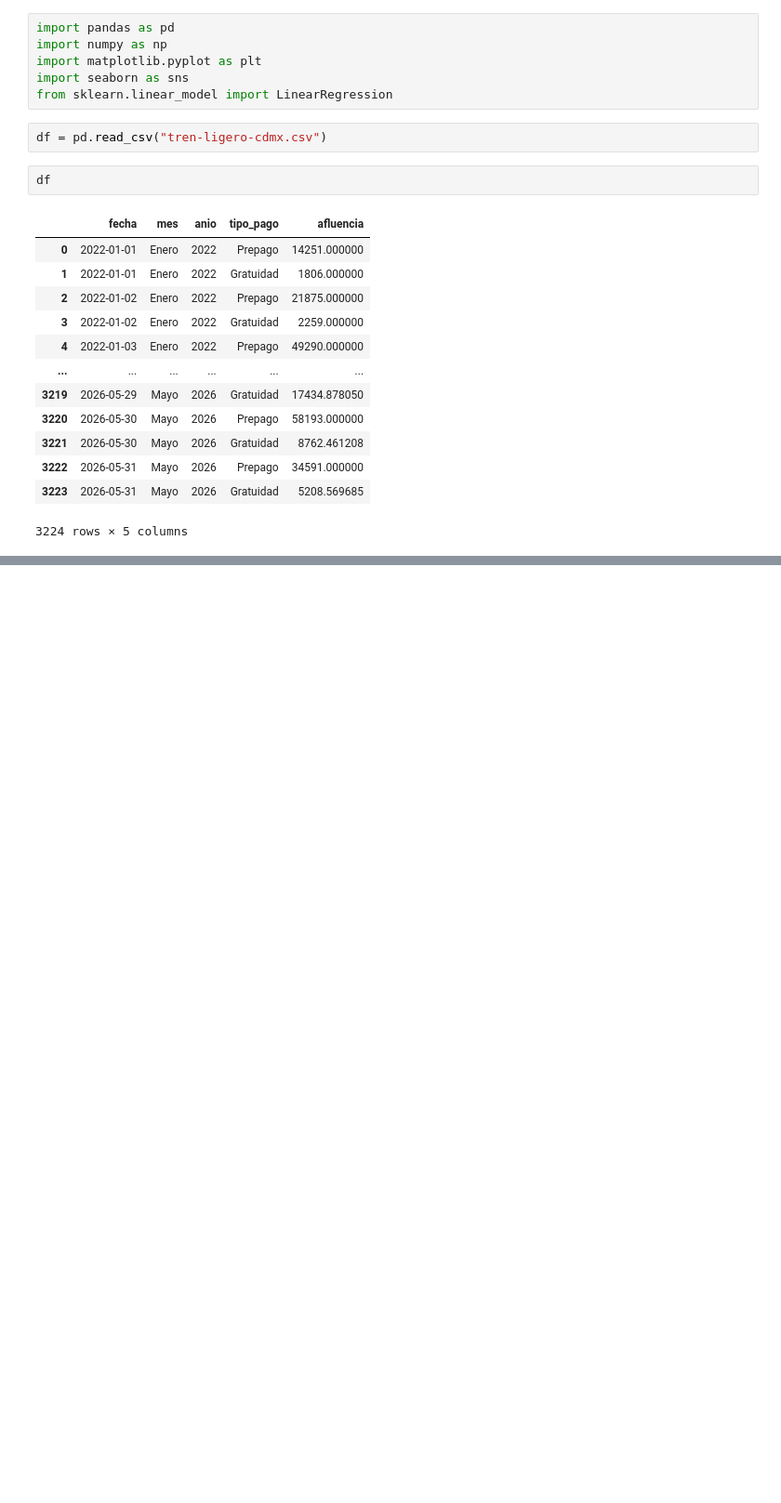
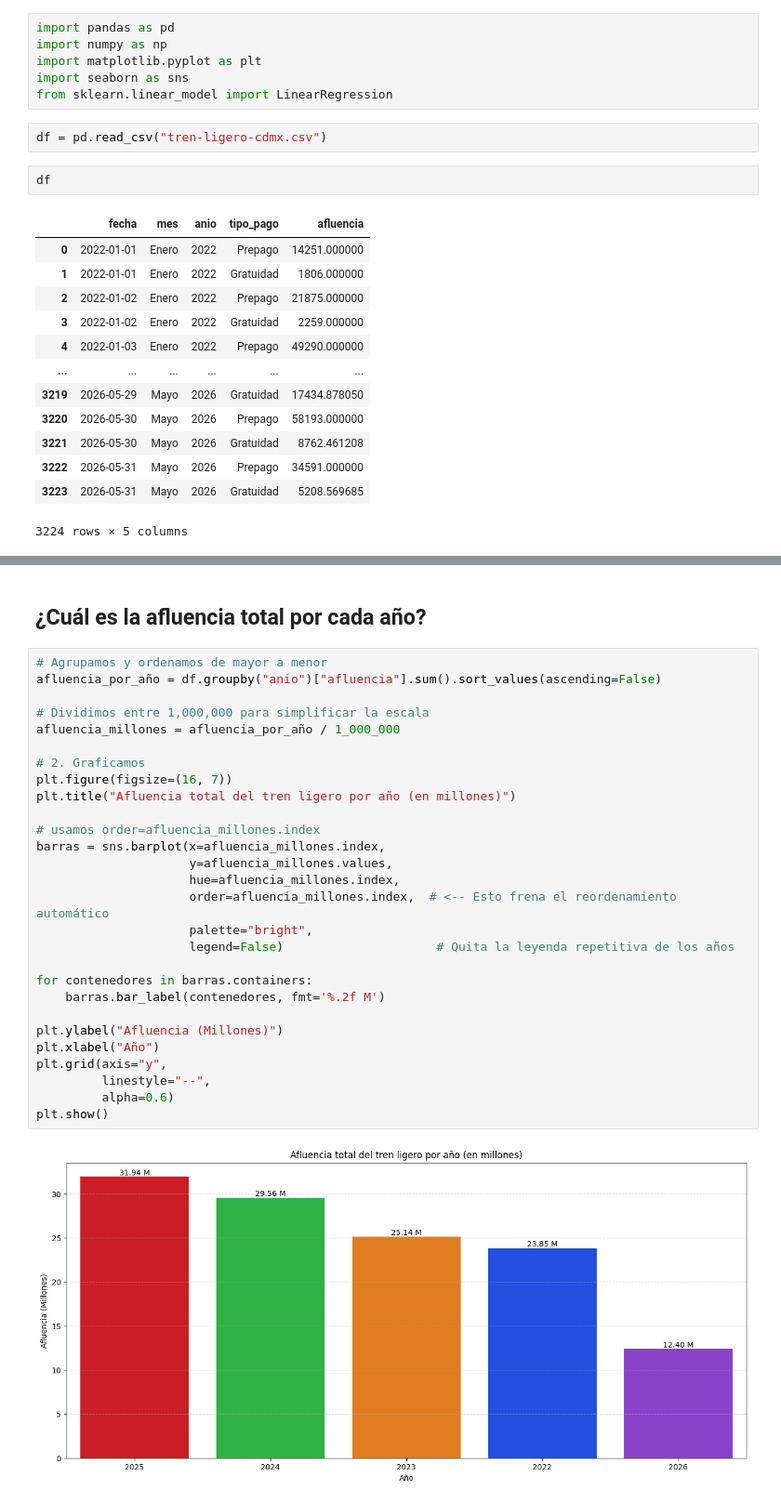
Before and after one commit to K4lilinuxX/CDMX, a Jupyter notebook: Tren-Ligero-CDMX/tren-ligero-cdmx.ipynb, the cells around one changed output, grey strips where cells are left out. Shown at 93% size. Drawn from its saved outputs; the diff is of its cells as text; blank space fills up the shorter version.

Commit message:
Hice un análisis exploratorio para "conocer" el Data Frame e hice dos gráficas para ver la afluencia anual del tren ligero y la otra para ver la afluencia pero de manera cronológica

```diff
--- a/Tren-Ligero-CDMX/tren-ligero-cdmx.ipynb
+++ b/Tren-Ligero-CDMX/tren-ligero-cdmx.ipynb
@@ -24,0 +77,32 @@ df
+# %% [markdown]
+## ¿Cuál es la afluencia total por cada año?
+# %%
+# Agrupamos y ordenamos de mayor a menor
+afluencia_por_año = df.groupby("anio")["afluencia"].sum().sort_values(ascending=False)
+
+# Dividimos entre 1,000,000 para simplificar la escala
+afluencia_millones = afluencia_por_año / 1_000_000
+
+# 2. Graficamos
+plt.figure(figsize=(16, 7))
+plt.title("Afluencia total del tren ligero por año (en millones)")
+
+# usamos order=afluencia_millones.index
+barras = sns.barplot(x=afluencia_millones.index,
+                     y=afluencia_millones.values,
+                     hue=afluencia_millones.index,
+                     order=afluencia_millones.index,  # <-- Esto frena el reordenamiento automático
+                     palette="bright",
+                     legend=False)                     # Quita la leyenda repetitiva de los años
+
+for contenedores in barras.containers:
+    barras.bar_label(contenedores, fmt='%.2f M')
+
+plt.ylabel("Afluencia (Millones)")
+plt.xlabel("Año")
+plt.grid(axis="y",
+         linestyle="--",
+         alpha=0.6)
+plt.show()
+# %% [output]
+[figure, added]
```
Also changed, not shown: parts of 7 cells of this notebook.
